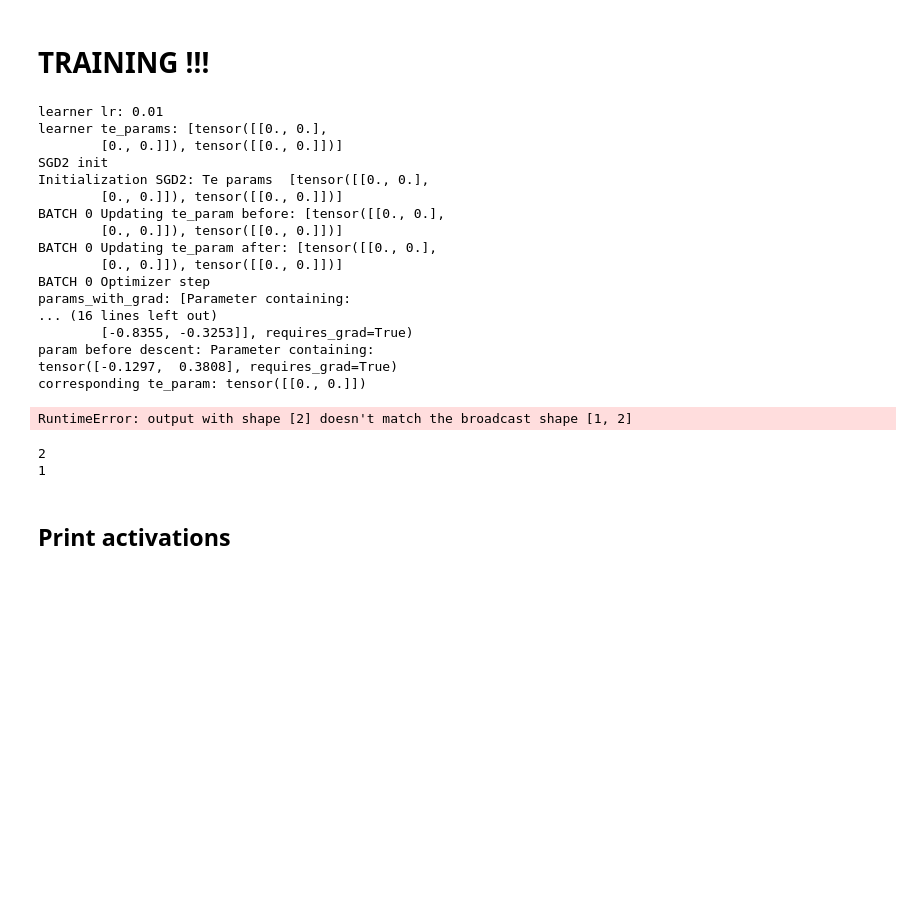
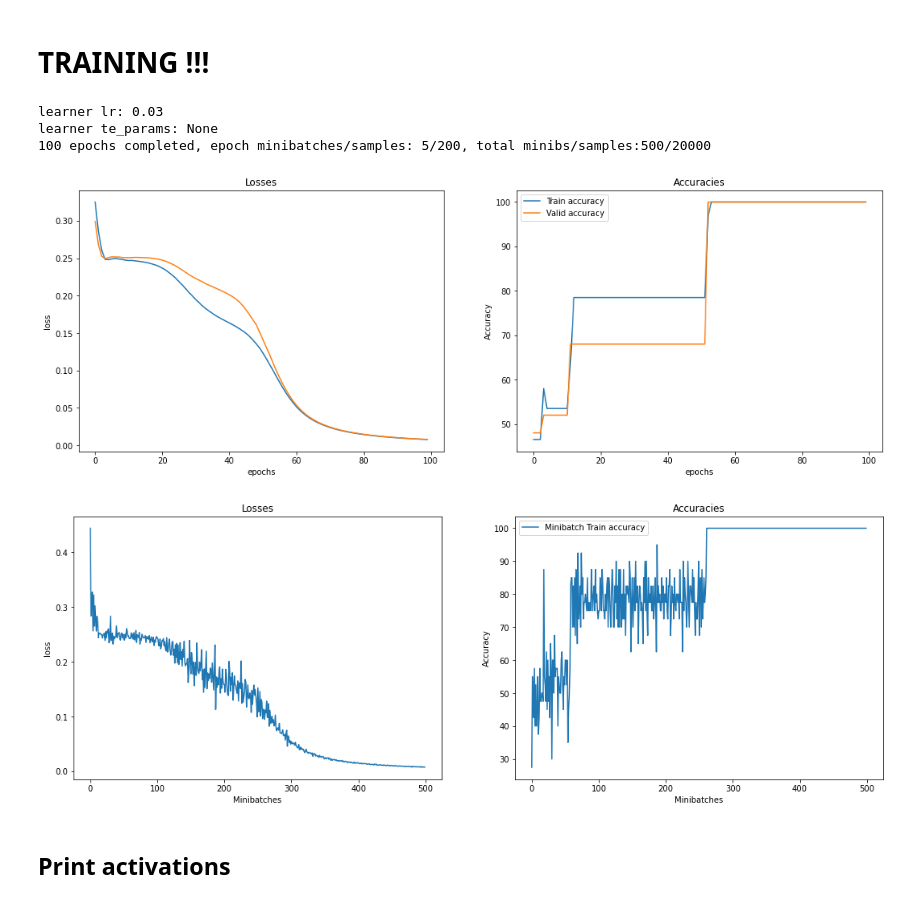
Before and after one commit to IsisChameleon/CSYS5030, a Jupyter notebook: Assignment2/xor-v5.ipynb, the cells around one changed output. Drawn from its saved outputs; the diff is of its cells as text; code cells hidden in the pictures; blank space fills up the shorter version.

```diff
--- a/Assignment2/xor-v5.ipynb
+++ b/Assignment2/xor-v5.ipynb
@@ -566,8 +553,9 @@ class SGD2(Optimizer):
     Using inter-neuron transfer entropy to change the weight update
     Wl:= Wl − η∆l(1 − tel)
     '''
-    def __init__(self, params, te_params, lr=1e-3,weight_decay=0, momentum=0):
-        print('SGD2 init')
+    def __init__(self, params, te_params, lr=1e-3,momentum=0, dampening=0,
+                 weight_decay=0, nesterov=False):
+
         if lr < 0.0:
             raise ValueError("Invalid learning rate: {}".format(lr))
         if weight_decay < 0.0:
@@ -575,13 +563,16 @@ class SGD2(Optimizer):
         if momentum < 0.0:
             raise ValueError("Invalid momentum value: {}".format(momentum))
 
-        print('Initialization SGD2: Te params ', te_params)
-
-        defaults = dict(te_params = te_params, lr=lr, weight_decay=weight_decay, momentum=momentum)
+        defaults = dict(te_params = te_params, lr=lr, momentum=momentum, dampening=dampening,
+                        weight_decay=weight_decay, nesterov=nesterov)
+        if nesterov and (momentum <= 0 or dampening != 0):
+            raise ValueError("Nesterov momentum requires a momentum and zero dampening")
         super(SGD2, self).__init__(params, defaults)
 
     def __setstate__(self, state):
         super(SGD2, self).__setstate__(state)
+        for group in self.param_groups:
+            group.setdefault('nesterov', False)
 
 
     @torch.no_grad()
@@ -603,6 +594,8 @@ class SGD2(Optimizer):
             weight_decay = group['weight_decay']
             momentum_buffer_list = []
             momentum = group['momentum']
+            dampening = group['dampening']
+            nesterov = group['nesterov']
             lr = group['lr']
 
             te_params=group['te_params']
@@ -619,17 +612,15 @@ class SGD2(Optimizer):
                     else:
                         momentum_buffer_list.append(state['momentum_buffer'])
 
-            print('params_with_grad:', params_with_grad)
-            print('dp_list:', d_p_list)
-            print('te_params:', te_params)
             sgd2(params_with_grad,
                 d_p_list,
                 momentum_buffer_list,
-                te_params,
                 weight_decay=weight_decay,
-                momentum=0,
+                momentum=momentum,
                 lr=lr,
-                nesterov=False)
+                dampening=dampening,
+                nesterov=nesterov,
+                te_params=te_params)
 
             # update momentum_buffers in state
             for p, momentum_buffer in zip(params_with_grad, momentum_buffer_list):
@@ -722,71 +758,45 @@ def fit(model, optimizer, loaders, epochs, collector, teCalc, teParams):
 # %% [markdown]
 # TRAINING !!!
 # %%
-lr = 0.01   #0.03, 0.025 in paper
-bs = 100
-datasets, loaders = get_data(bs)
+lr = 0.03   #0.03, 0.025 in paper
+bs = 40
+num_samples = 200
+datasets, loaders = get_data(bs, num_samples)
 g=0.7
-epochs=1 #100
-target_history=1
-source_history=1
-past = 40
+epochs=100 #100
+
+past = bs
 
 calculator_params = {
     'te': {
         'target_history': 1,
         'source_history': 1
     }
 }
 
 model=XORnet()
 
 activation_collector=activationsCollector(g)
 teCalc=teCalculator(model, past, bs, calculator_params)
 teParams=TeParameters(model)
 
-Xorln = learner(model=model, calculator=teCalc, lr=lr, opt_name='SGD2', te_params=teParams())
+#Xorln = learner(model=model, calculator=teCalc, lr=lr, opt_name='SGD2', te_params=teParams())
+Xorln = learner(model=model, calculator=teCalc, lr=lr, opt_name='adam', te_params=None)
 model, opt, loss_fn = Xorln.get_model()
 
 loggers = fit(model, opt, loaders, epochs, activation_collector, teCalc, teParams)
 lg=loggers['train']
 print(f'{lg.epochs} epochs completed, epoch minibatches/samples: {lg.epoch_total_minibatches}/{lg.epoch_total_samples}, total minibs/samples:{lg.minibatches}/{lg.samples}')
 plotTraining(loggers, Xorln)
 plotTrainingPerMiniBatch(loggers, Xorln)
 
 # java.lang.RuntimeException: java.lang.RuntimeException: Base and history combination too large
 # %% [output]
-learner lr: 0.01
-learner te_params: [tensor([[0., 0.],
-        [0., 0.]]), tensor([[0., 0.]])]
-SGD2 init
-Initialization SGD2: Te params  [tensor([[0., 0.],
-        [0., 0.]]), tensor([[0., 0.]])]
-BATCH 0 Updating te_param before: [tensor([[0., 0.],
-        [0., 0.]]), tensor([[0., 0.]])]
-BATCH 0 Updating te_param after: [tensor([[0., 0.],
-        [0., 0.]]), tensor([[0., 0.]])]
-BATCH 0 Optimizer step
-params_with_grad: [Parameter containing:
-... (16 lines left out)
-        [-0.8355, -0.3253]], requires_grad=True)
-param before descent: Parameter containing:
-tensor([-0.1297,  0.3808], requires_grad=True)
-corresponding te_param: tensor([[0., 0.]])
+learner lr: 0.03
+learner te_params: None
+100 epochs completed, epoch minibatches/samples: 5/200, total minibs/samples:500/20000
-RuntimeError: output with shape [2] doesn't match the broadcast shape [1, 2]
+[figure, added]
+[figure, added]
-# %%
-calculator_params = {
-    'te': {
-        'target_history': 1,
-        'source_history': 2
-    }
-}
-def printo(source_history, target_history):
-    print(source_history)
-    print(target_history)
-printo(**calculator_params['te'])
-# %% [output]
-2
-1
 # %% [markdown]
 ## Print activations
 # %%
```
Also changed, not shown: parts of 28 cells of this notebook, 6 other files.
